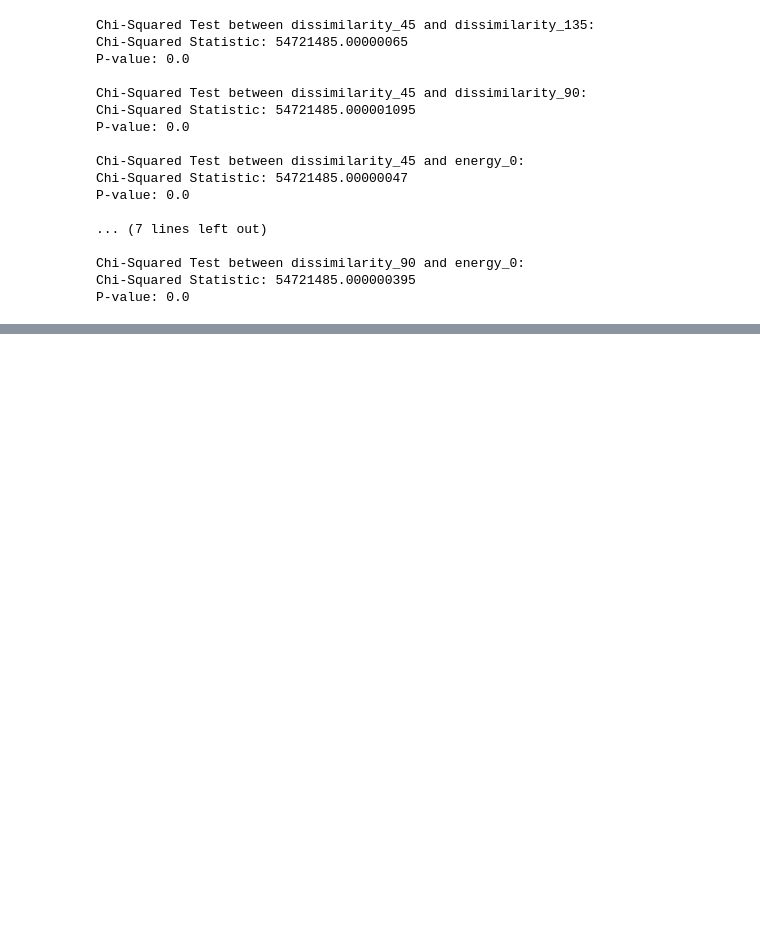
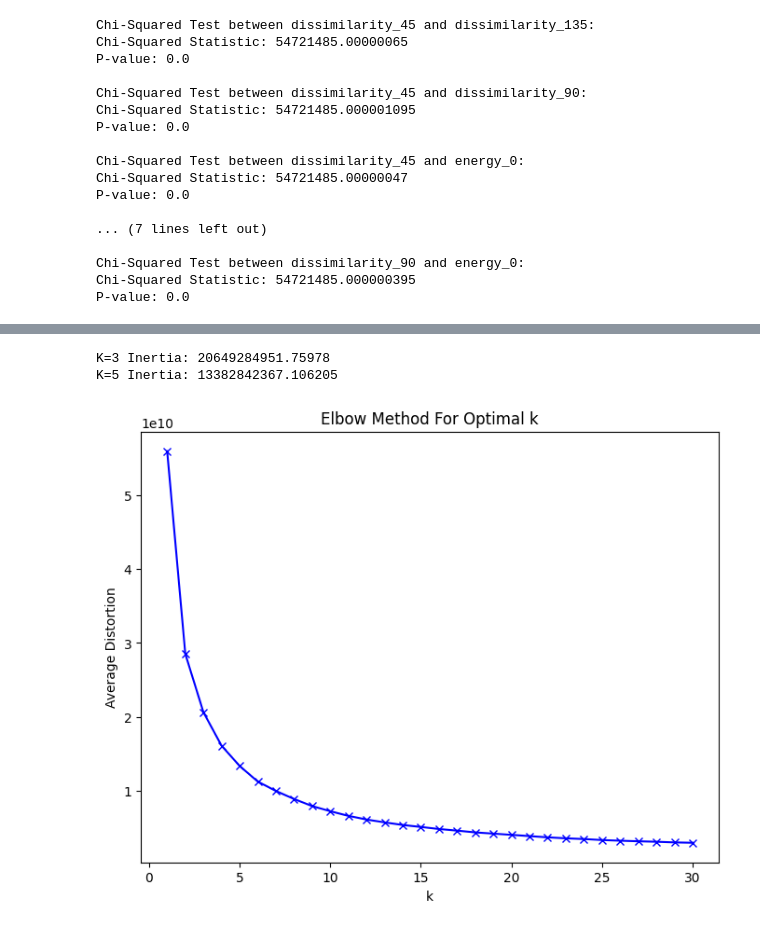
Before and after one commit to Gowtham0311/ML_lab, a Jupyter notebook: CSE21169_Lab5.ipynb, the cells around one changed output, grey strips where cells are left out. Saved outputs shown, nothing was run; the diff lists cells and outputs as text; code cells hidden in the pictures; blank space fills up the shorter version.

```diff
--- a/CSE21169_Lab5.ipynb
+++ b/CSE21169_Lab5.ipynb
@@ -2568,0 +2731,4 @@ Accuracy: 0.8457974851091992
+# %%
+df = pd.read_excel("/content/dataset_final.xlsx")
+df.drop("fname",axis=1,inplace=True)
+df.head(3)
@@ -2568,0 +2741,38 @@ Accuracy: 0.8457974851091992
+# %%
+# Identifying non-numeric columns
+x=df.drop("label",axis=1)
+y=df["label"]
+
+
+# K-means clustering with k = 3
+kmeans3 = KMeans(n_clusters=3)
+kmeans3.fit(x)
+
+# K-means clustering with k = 5
+kmeans5 = KMeans(n_clusters=5)
+kmeans5.fit(x)
+
+# Checking inertia or silhouette scores for evaluating the clustering
+print("K=3 Inertia:", kmeans3.inertia_)
+print("K=5 Inertia:", kmeans5.inertia_)
+# %% [output]
+K=3 Inertia: 20649284951.75978
+K=5 Inertia: 13382842367.106205
+# %%
+# Determining the ideal k value using the Elbow Method
+distortions = []
+K = range(1, 31)
+for k in K:
+    kmeans = KMeans(n_clusters=k)
+    kmeans.fit(x)
+    distortions.append(kmeans.inertia_)
+
+# Plotting the Elbow graph
+plt.figure(figsize=(8, 6))
+plt.plot(K, distortions, 'bx-')
+plt.xlabel('k')
+plt.ylabel('Average Distortion')
+plt.title('Elbow Method For Optimal k')
+plt.show()
+# %% [output]
+[figure, added]
```
Also changed, not shown: parts of 15 cells of this notebook.
